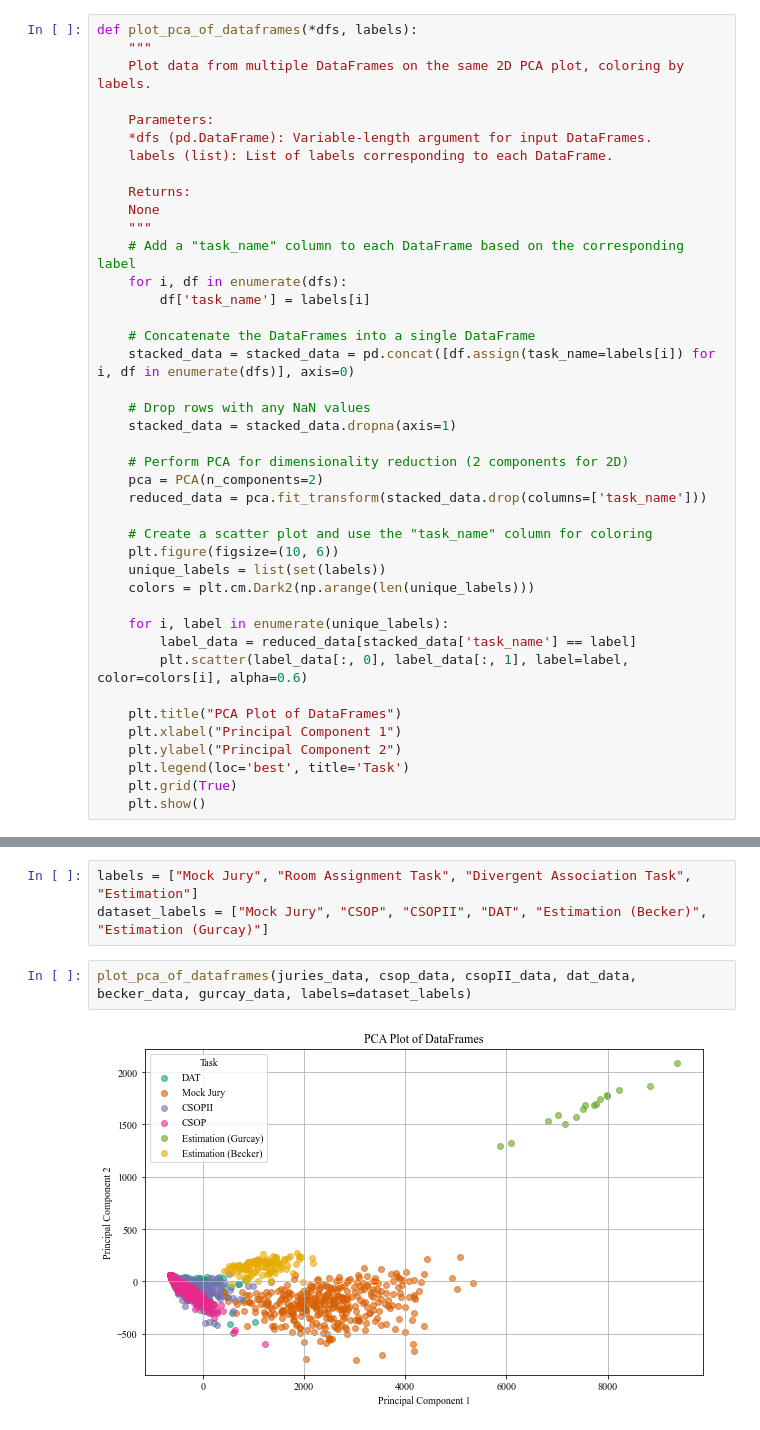
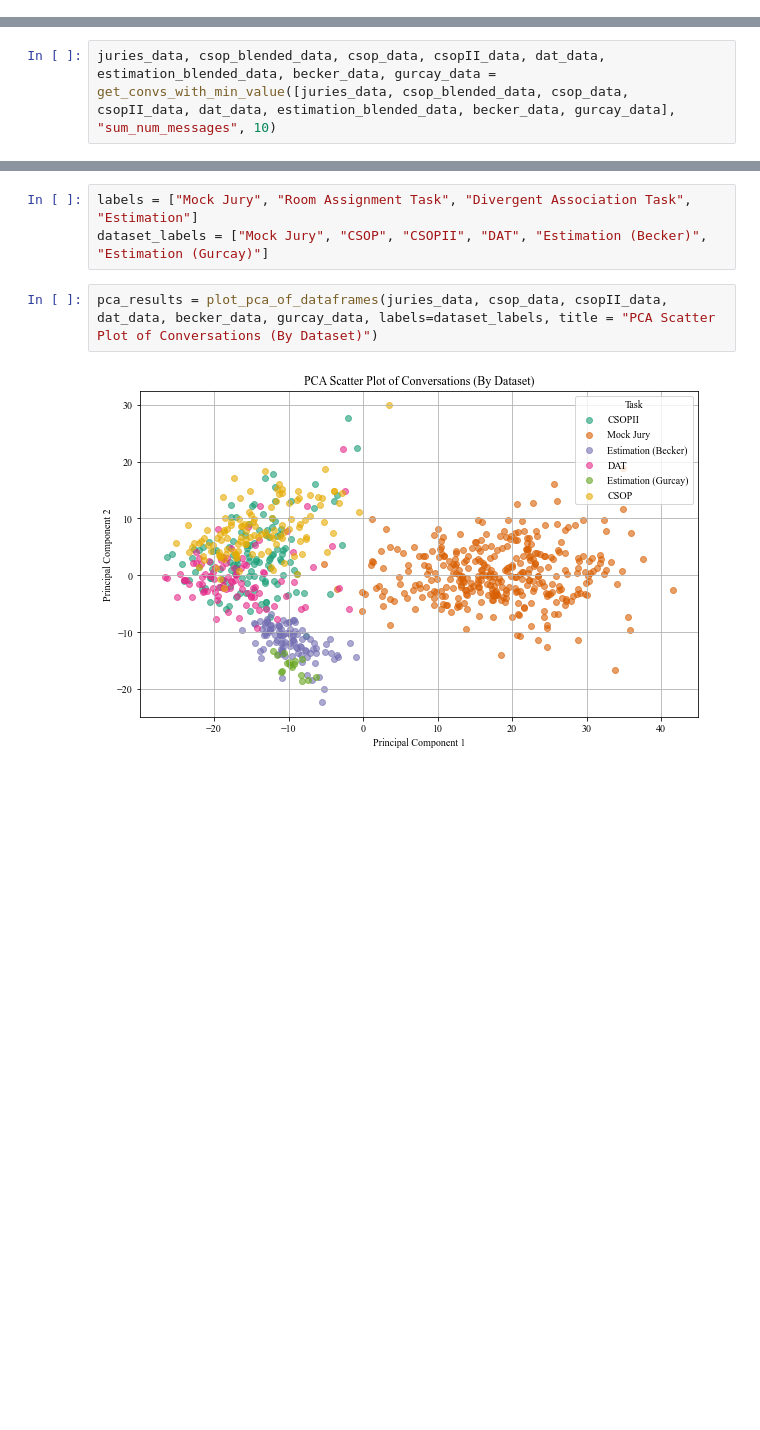
Before and after one commit to Watts-Lab/team_comm_tools, a Jupyter notebook: feature_engine/model/plot_model_pca.ipynb, the cells around one changed output, grey strips where cells are left out. Cells and saved outputs as stored; diff of their text form; blank space fills up the shorter version.

```diff
--- a/feature_engine/model/plot_model_pca.ipynb
+++ b/feature_engine/model/plot_model_pca.ipynb
@@ -100,44 +78,3 @@ csop_blended_data = pd.concat([csop_data,csopII_data], axis=0)
 estimation_blended_data = pd.concat([becker_data,gurcay_data], axis=0)
 # %%
 juries_data, csop_blended_data, dat_data, estimation_blended_data = get_numeric_cols([juries_data, csop_blended_data, dat_data, estimation_blended_data])
-# %%
-def plot_pca_of_dataframes(*dfs, labels):
-    """
-    Plot data from multiple DataFrames on the same 2D PCA plot, coloring by labels.
-
-    Parameters:
-    *dfs (pd.DataFrame): Variable-length argument for input DataFrames.
-    labels (list): List of labels corresponding to each DataFrame.
-
-    Returns:
-    None
-    """
-    # Add a "task_name" column to each DataFrame based on the corresponding label
-    for i, df in enumerate(dfs):
-        df['task_name'] = labels[i]
-
-    # Concatenate the DataFrames into a single DataFrame
-    stacked_data = stacked_data = pd.concat([df.assign(task_name=labels[i]) for i, df in enumerate(dfs)], axis=0)
-
-    # Drop rows with any NaN values
-    stacked_data = stacked_data.dropna(axis=1)
-
-    # Perform PCA for dimensionality reduction (2 components for 2D)
-    pca = PCA(n_components=2)
-    reduced_data = pca.fit_transform(stacked_data.drop(columns=['task_name']))
-
-    # Create a scatter plot and use the "task_name" column for coloring
-    plt.figure(figsize=(10, 6))
-    unique_labels = list(set(labels))
-    colors = plt.cm.Dark2(np.arange(len(unique_labels)))
-
-    for i, label in enumerate(unique_labels):
-        label_data = reduced_data[stacked_data['task_name'] == label]
-        plt.scatter(label_data[:, 0], label_data[:, 1], label=label, color=colors[i], alpha=0.6)
-
-    plt.title("PCA Plot of DataFrames")
-    plt.xlabel("Principal Component 1")
-    plt.ylabel("Principal Component 2")
-    plt.legend(loc='best', title='Task')
-    plt.grid(True)
-    plt.show()
@@ -159,0 +81,2 @@ Rows with NaN values: []
+# %%
+juries_data, csop_blended_data, csop_data, csopII_data, dat_data, estimation_blended_data, becker_data, gurcay_data = get_convs_with_min_value([juries_data, csop_blended_data, csop_data, csopII_data, dat_data, estimation_blended_data, becker_data, gurcay_data], "sum_num_messages", 10)
@@ -161,6 +88,6 @@ Rows with NaN values: []
 labels = ["Mock Jury", "Room Assignment Task", "Divergent Association Task", "Estimation"]
 dataset_labels = ["Mock Jury", "CSOP", "CSOPII", "DAT", "Estimation (Becker)", "Estimation (Gurcay)"]
 # %%
-plot_pca_of_dataframes(juries_data, csop_data, csopII_data, dat_data, becker_data, gurcay_data, labels=dataset_labels)
+pca_results = plot_pca_of_dataframes(juries_data, csop_data, csopII_data, dat_data, becker_data, gurcay_data, labels=dataset_labels, title = "PCA Scatter Plot of Conversations (By Dataset)")
 # %% [output]
-[figure, old version]
+[figure, new version]
```
Also changed, not shown: parts of 30 cells of this notebook, 19 other files.
